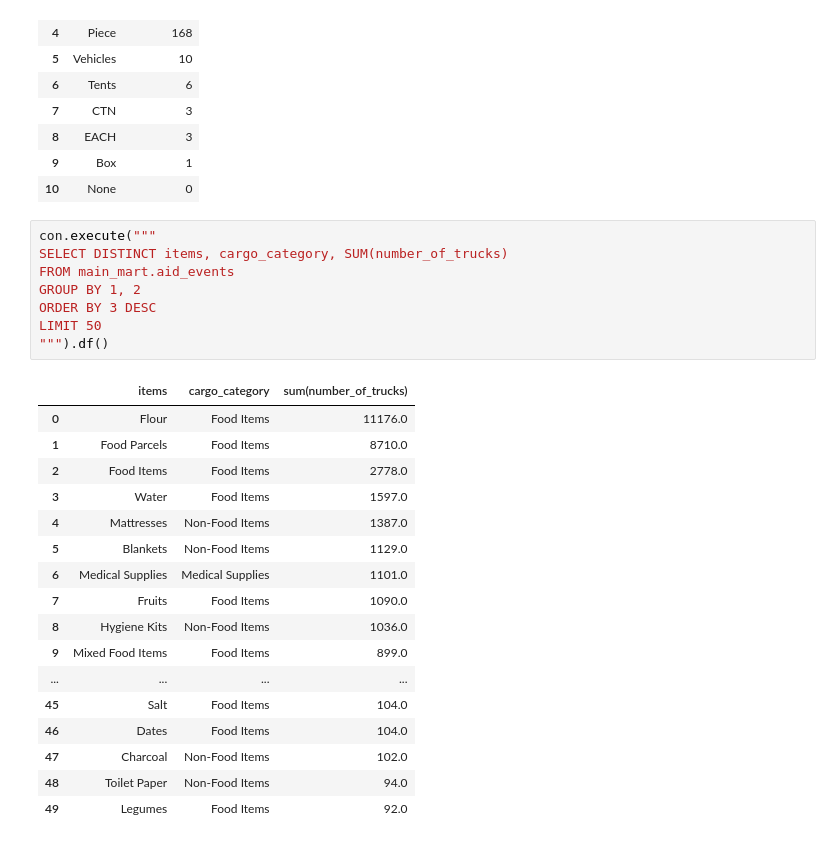
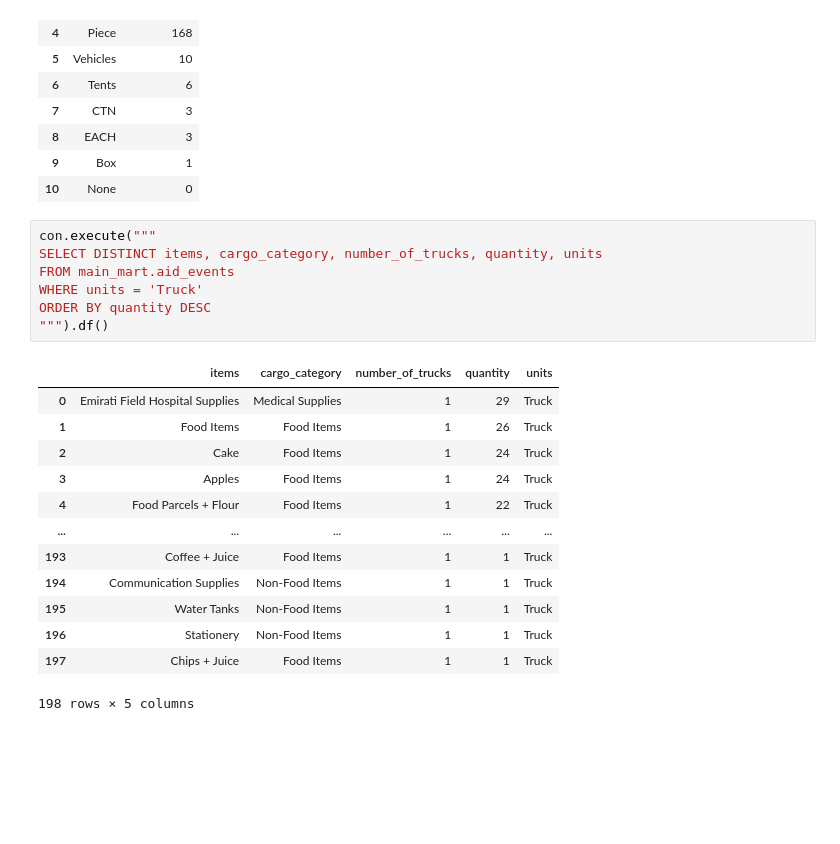
Before and after one commit to AkbarMoledina/humanitarian_needs_in_palestine, a Jupyter notebook: analyses/2_aid_received_analysis.ipynb, the cells around one changed output. Cells and saved outputs as stored; diff of their text form; blank space fills up the shorter version.

```diff
--- a/analyses/2_aid_received_analysis.ipynb
+++ b/analyses/2_aid_received_analysis.ipynb
@@ -168,27 +200,22 @@ ORDER BY COUNT(units) DESC
 | 10 | None | 0 |
 # %%
 con.execute("""
-SELECT DISTINCT items, cargo_category, SUM(number_of_trucks)
+SELECT DISTINCT items, cargo_category, number_of_trucks, quantity, units
 FROM main_mart.aid_events
-GROUP BY 1, 2
-ORDER BY 3 DESC
-LIMIT 50
+WHERE units = 'Truck'
+ORDER BY quantity DESC
 """).df()
 # %% [output]
-|  | items | cargo_category | sum(number_of_trucks) |
-| 0 | Flour | Food Items | 11176.0 |
-| 1 | Food Parcels | Food Items | 8710.0 |
-| 2 | Food Items | Food Items | 2778.0 |
-| 3 | Water | Food Items | 1597.0 |
-| 4 | Mattresses | Non-Food Items | 1387.0 |
-| 5 | Blankets | Non-Food Items | 1129.0 |
-| 6 | Medical Supplies | Medical Supplies | 1101.0 |
-| 7 | Fruits | Food Items | 1090.0 |
-| 8 | Hygiene Kits | Non-Food Items | 1036.0 |
-| 9 | Mixed Food Items | Food Items | 899.0 |
-| ... | ... | ... | ... |
-| 45 | Salt | Food Items | 104.0 |
-| 46 | Dates | Food Items | 104.0 |
-| 47 | Charcoal | Non-Food Items | 102.0 |
-| 48 | Toilet Paper | Non-Food Items | 94.0 |
-| 49 | Legumes | Food Items | 92.0 |
+|  | items | cargo_category | number_of_trucks | quantity | units |
+| 0 | Emirati Field Hospital Supplies | Medical Supplies | 1 | 29 | Truck |
+| 1 | Food Items | Food Items | 1 | 26 | Truck |
+| 2 | Cake | Food Items | 1 | 24 | Truck |
+| 3 | Apples | Food Items | 1 | 24 | Truck |
+| 4 | Food Parcels + Flour | Food Items | 1 | 22 | Truck |
+| ... | ... | ... | ... | ... | ... |
+| 193 | Coffee + Juice | Food Items | 1 | 1 | Truck |
+| 194 | Communication Supplies | Non-Food Items | 1 | 1 | Truck |
+| 195 | Water Tanks | Non-Food Items | 1 | 1 | Truck |
+| 196 | Stationery | Non-Food Items | 1 | 1 | Truck |
+| 197 | Chips + Juice | Food Items | 1 | 1 | Truck |
+198 rows × 5 columns
```
Also changed, not shown: parts of 10 cells of this notebook, 4 other files.
